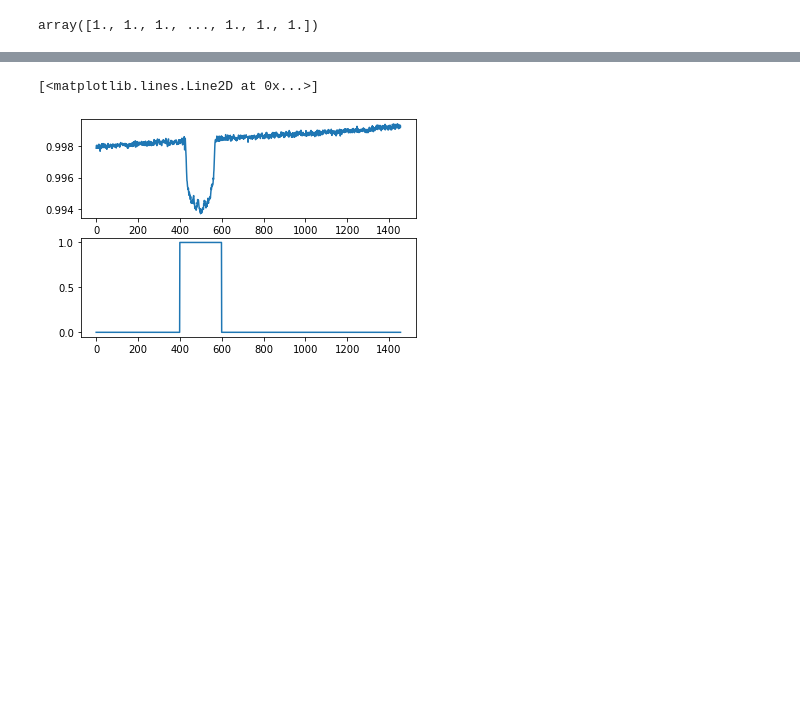
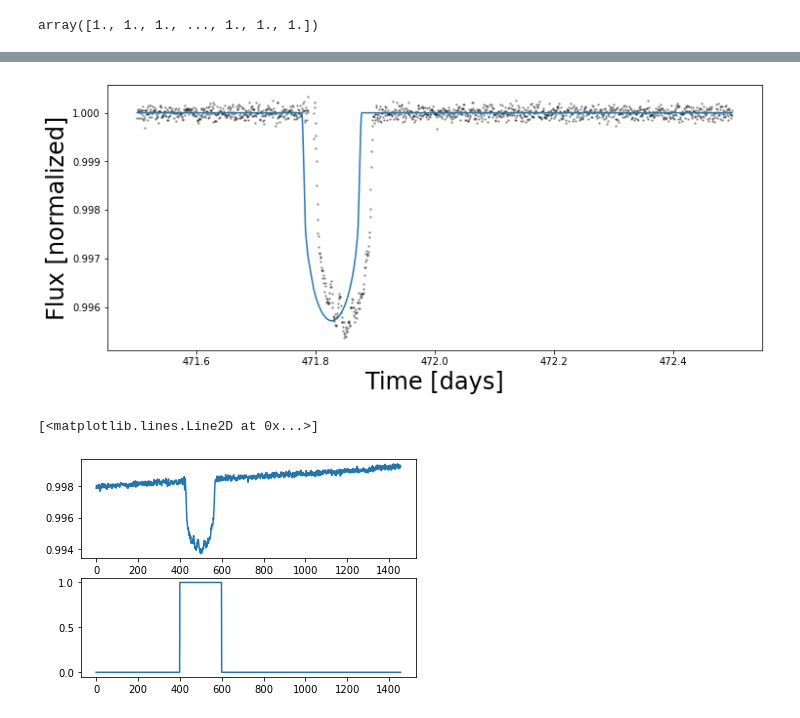
Before and after one commit to ssagynbayeva/starry-project, a Jupyter notebook: figure1_Morris.ipynb, the cells around one changed output, grey strips where cells are left out. Cells and saved outputs as stored; diff of their text form; code cells hidden in the pictures; blank space fills up the shorter version.

```diff
--- a/figure1_Morris.ipynb
+++ b/figure1_Morris.ipynb
@@ -246,3 +280,24 @@ plt.ylabel("Flux [normalized]", fontsize=24);
+# %%
+starry.config.lazy = False
+starry.config.quiet = True
+A = starry.Primary(starry.Map(ydeg=0, udeg=2, amp=1.0), m=0.809, r=0.683, prot=1.0)
+trueu1 = 0.646
+trueu2 = 0.048
+A.map[1] = trueu1
+A.map[2] = trueu2
+
+b = starry.Secondary(
+    starry.Map(ydeg=1, udeg=0, obl=0.0, amp=0),
+    m=7.0257708e-5,  # mass in solar masses
+    r=0.039974684,  # radius in solar radii
+    inc=88.99, # orbital inclination
+    porb=map_soln['porb'],  # orbital period in days
+    prot=1,
+    w=-162.149,  # Argument of periastron (little omega)
+    ecc=0.265,  # eccentricity
+    Omega=106, # I think it's lambda in Morris 2017
+    t0=map_soln['t0'],
+)
 # %%
 map_soln['porb']
 # %% [output]
@@ -254,3 +309,16 @@ array(124.81315096)
+# %%
+sys = starry.System(A, b)
+t = lc3.time.value
+flux_true = sys.flux(t)
+ferr = 1e-4
+flux = flux_true + ferr #* np.random.randn(len(t))
+plt.figure(figsize=(12, 5))
+plt.plot(t, lc3.flatten(mask=mask).flux, "k.", alpha=0.3, ms=3)
+plt.plot(t, flux_true)
+plt.xlabel("Time [days]", fontsize=24)
+plt.ylabel("Flux [normalized]", fontsize=24);
+# %% [output]
+[figure, added]
 # %%
 mask = np.zeros(len(lc3.flux), dtype=bool)
 mask[400:600] = 1
```
Also changed, not shown: parts of 27 cells of this notebook.
